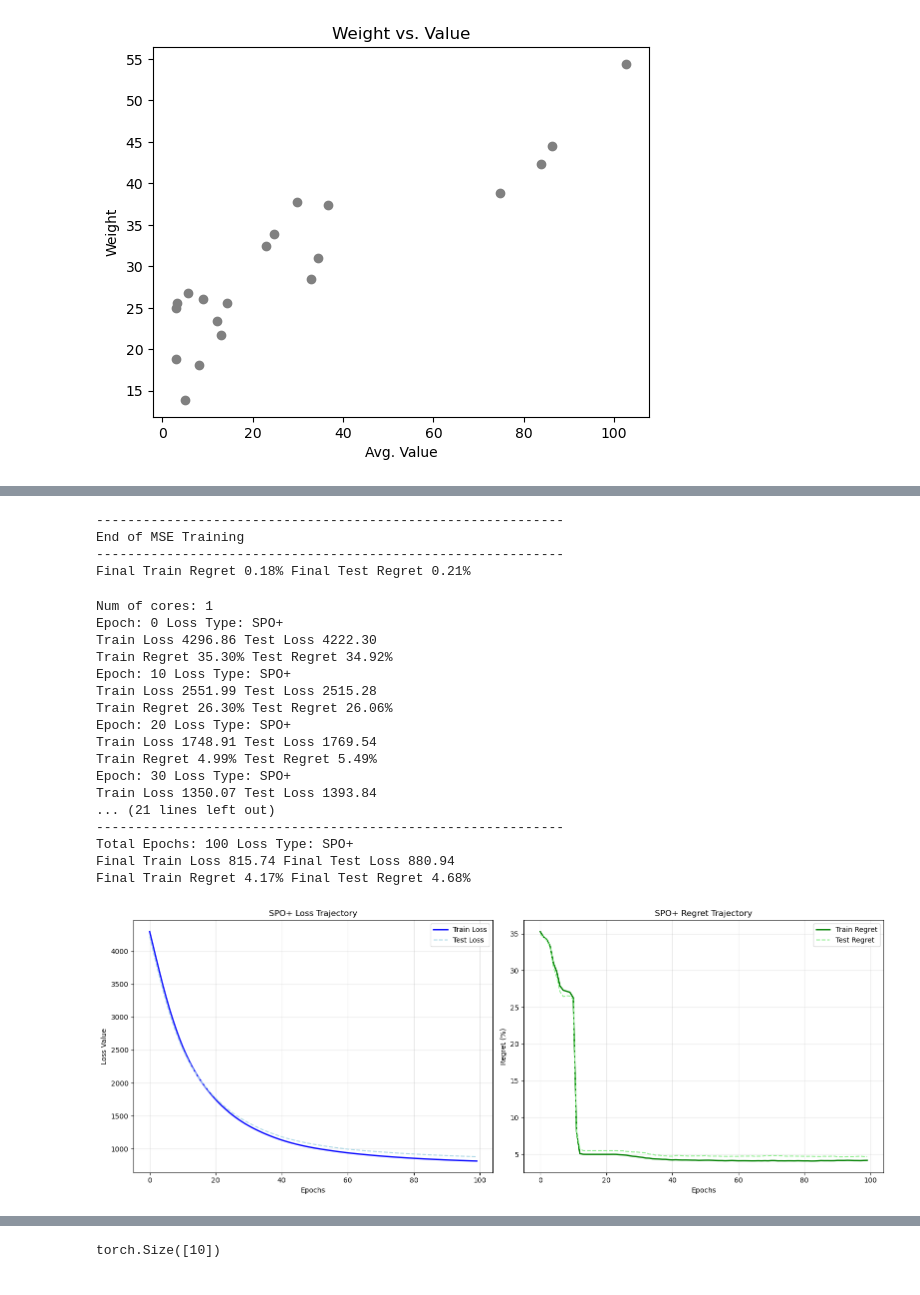
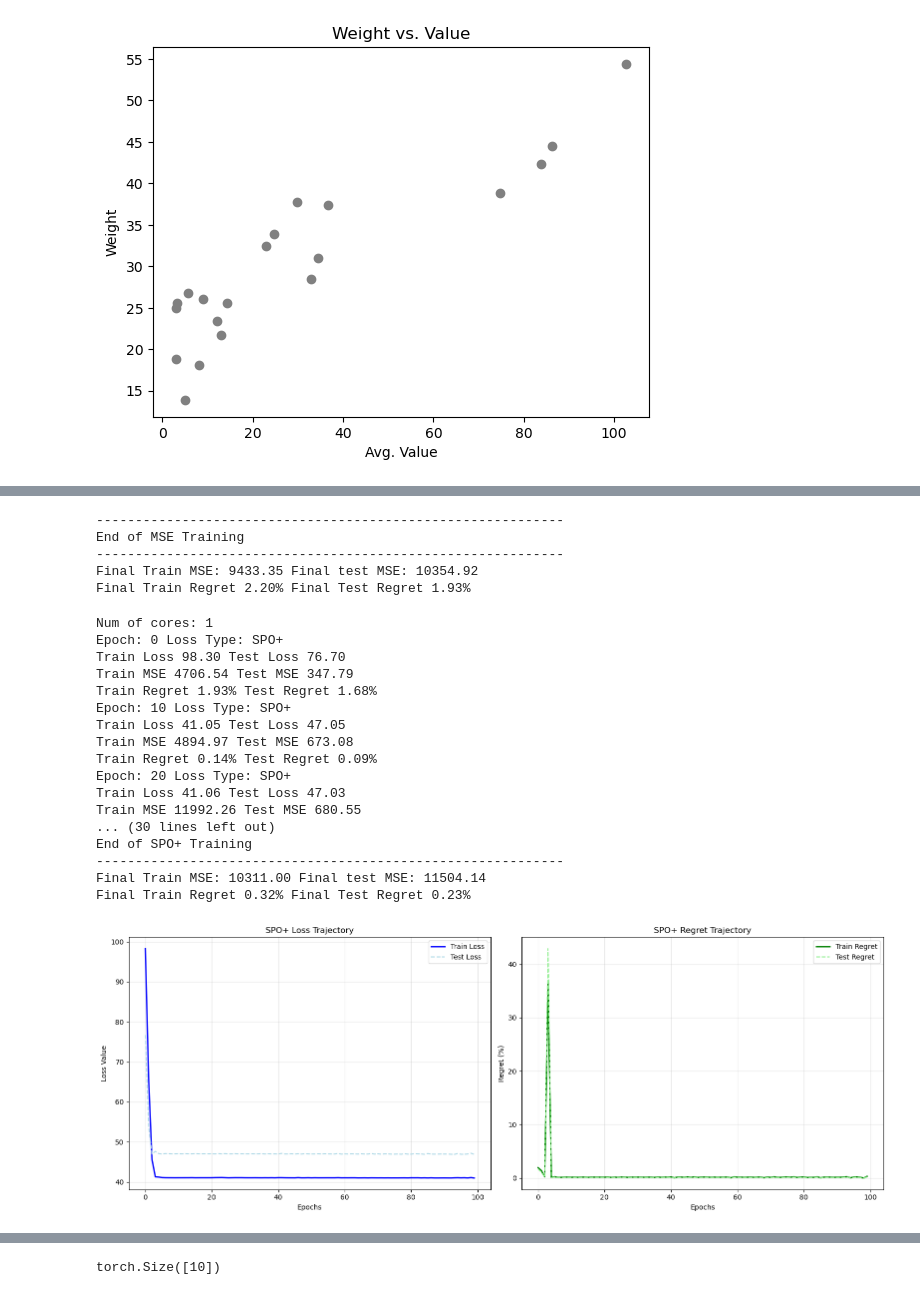
Before and after one commit to saloper/decision-focused-bike-rebalancing, a Jupyter notebook: Knapsack Problems/SPO/knapsack_spo_explore.ipynb, the cells around one changed output, grey strips where cells are left out. Cells and saved outputs as stored; diff of their text form; code cells hidden in the pictures.

```diff
--- a/Knapsack Problems/SPO/knapsack_spo_explore.ipynb
+++ b/Knapsack Problems/SPO/knapsack_spo_explore.ipynb
@@ -78,8 +79,8 @@ def calc_regret(loader, model, optmodel):
 def trainModel(loader_train, loader_test, optmodel, model, criterion, name, epochs=25, lr=1e-1):
     optimizer = torch.optim.Adam(model.parameters(), lr=lr)
 
-    train_loss_log, train_regret_log = [], []
-    test_loss_log, test_regret_log = [], []
+    train_loss_log, train_mse_log, train_regret_log = [], [],[]
+    test_loss_log, test_mse_log, test_regret_log = [], [], []
 
     for epoch in range(epochs):
         # --- TRAINING ---
@@ -98,6 +99,7 @@ def trainModel(loader_train, loader_test, optmodel, model, criterion, name, epoc
 
         # Calculate Training Metrics (Once per epoch)
         train_loss_log.append(np.mean(temp_loss))
+        train_mse_log.append(F.mse_loss(cp, c))
         train_regret_log.append(pyepo.metric.regret(model, optmodel, loader_train))
 
         # --- TESTING ---
@@ -112,20 +114,18 @@ def trainModel(loader_train, loader_test, optmodel, model, criterion, name, epoc
 
         # Calculate Testing Metrics (Once per epoch)
         test_loss_log.append(np.mean(temp_loss))
+        test_mse_log.append(F.mse_loss(cp, c))
         test_regret_log.append(pyepo.metric.regret(model, optmodel, loader_test))
 
         if epoch % 10 == 0:
             print(f'Epoch: {epoch} Loss Type: {name}')
             print(f'Train Loss {train_loss_log[-1]:.2f} Test Loss {test_loss_log[-1]:.2f}')
+            print(f'Train MSE {train_mse_log[-1]:.2f} Test MSE {test_mse_log[-1]:.2f}')
             print(f'Train Regret {train_regret_log[-1] *100:.2f}% Test Regret {test_regret_log[-1]*100:.2f}%')
 
     print("-" * 60)
     print(f'End of {name} Training')
     print("-" * 60)
-
-    print(f'Total Epochs: {epochs} Loss Type: {name}')
-    print(f'Final Train Loss {train_loss_log[-1]:.2f} Final Test Loss {test_loss_log[-1]:.2f}')
-    print(f'Final Train Regret {train_regret_log[-1] *100:.2f}% Final Test Regret {test_regret_log[-1]*100:.2f}%')
 
     return train_loss_log, test_loss_log, train_regret_log, test_regret_log
 
@@ -298,40 +305,44 @@ model_mse.solve_least_sqaures(feat_train, value_train)
 print("-" * 60)
 print(f'End of MSE Training')
 print("-" * 60)
+print(f'Final Train MSE: {F.mse_loss(model_mse(feat_train), value_train):.2f}', f'Final test MSE: {F.mse_loss(model_mse(feat_test), value_test):.2f}')
 print(f'Final Train Regret {calc_regret(loader_train, model_mse, optmodel)*100:.2f}% Final Test Regret {calc_regret(loader_test, model_mse, optmodel)*100:.2f}%')
 # %% [output]
 ------------------------------------------------------------
 End of MSE Training
 ------------------------------------------------------------
-Final Train Regret 0.18% Final Test Regret 0.21%
+Final Train MSE: 9433.35 Final test MSE: 10354.92
+Final Train Regret 2.20% Final Test Regret 1.93%
 # %%
 #Train simple Linear Regression with spo+
 model_spo = LinearRegression(features.shape[0], values.shape[0])
 #Hot start with mse weights
-# model_spo.linear.weight = nn.Parameter(model_mse.linear.weight.detach().clone())
-# model_spo.linear.bias = nn.Parameter(model_mse.linear.bias.data.detach().clone())
+model_spo.linear.weight = nn.Parameter(model_mse.linear.weight.detach().clone())
+model_spo.linear.bias = nn.Parameter(model_mse.linear.bias.data.detach().clone())
 spo = pyepo.func.SPOPlus(optmodel, processes=1)
 logs_spo = trainModel(loader_train, loader_test, optmodel, model_spo, spo, "SPO+", epochs=100)
+print(f'Final Train MSE: {F.mse_loss(model_spo(feat_train), value_train):.2f}', f'Final test MSE: {F.mse_loss(model_spo(feat_test), value_test):.2f}')
+print(f'Final Train Regret {calc_regret(loader_train, model_spo, optmodel)*100:.2f}% Final Test Regret {calc_regret(loader_test, model_spo, optmodel)*100:.2f}%')
 plotLearningCurves(*logs_spo, name="SPO+")
 # %% [output]
 Num of cores: 1
 Epoch: 0 Loss Type: SPO+
-Train Loss 4296.86 Test Loss 4222.30
-Train Regret 35.30% Test Regret 34.92%
+Train Loss 98.30 Test Loss 76.70
+Train MSE 4706.54 Test MSE 347.79
+Train Regret 1.93% Test Regret 1.68%
 Epoch: 10 Loss Type: SPO+
-Train Loss 2551.99 Test Loss 2515.28
-Train Regret 26.30% Test Regret 26.06%
+Train Loss 41.05 Test Loss 47.05
+Train MSE 4894.97 Test MSE 673.08
+Train Regret 0.14% Test Regret 0.09%
 Epoch: 20 Loss Type: SPO+
-Train Loss 1748.91 Test Loss 1769.54
-Train Regret 4.99% Test Regret 5.49%
-Epoch: 30 Loss Type: SPO+
-Train Loss 1350.07 Test Loss 1393.84
-... (21 lines left out)
+Train Loss 41.06 Test Loss 47.03
+Train MSE 11992.26 Test MSE 680.55
+... (30 lines left out)
+End of SPO+ Training
 ------------------------------------------------------------
-Total Epochs: 100 Loss Type: SPO+
-Final Train Loss 815.74 Final Test Loss 880.94
-Final Train Regret 4.17% Final Test Regret 4.68%
+Final Train MSE: 10311.00 Final test MSE: 11504.14
+Final Train Regret 0.32% Final Test Regret 0.23%
-[figure, old version]
+[figure, new version]
 # %%
 for item in range(len(weights)):
     fits = [
```
Also changed, not shown: parts of 6 cells of this notebook.
